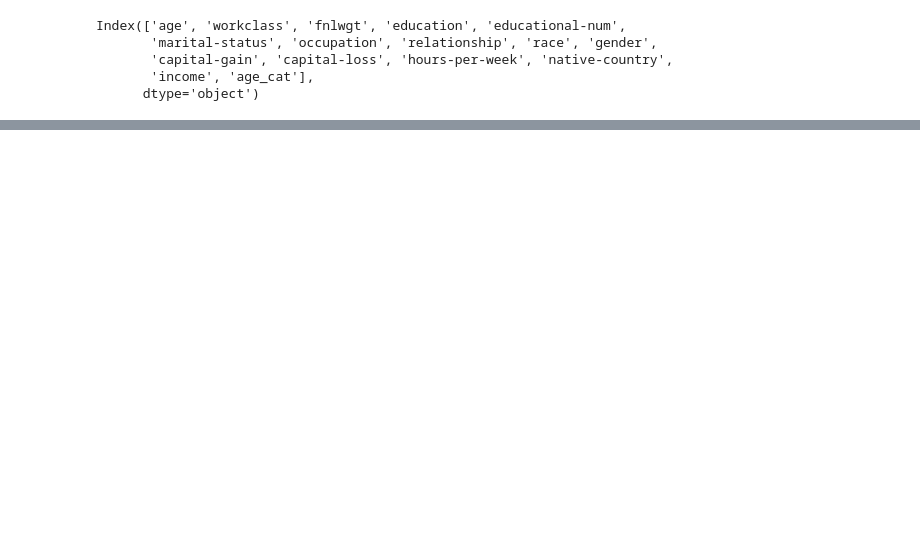
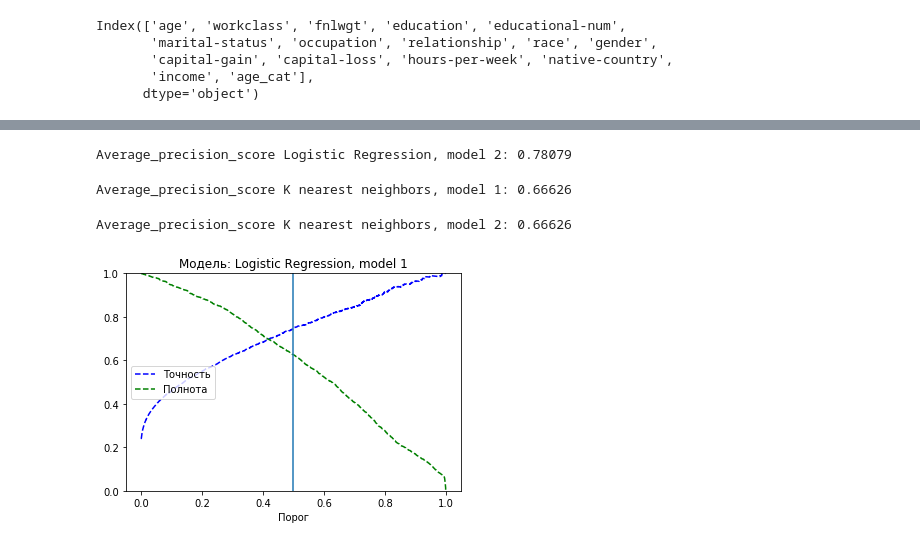
Before and after one commit to SergeyYVP/Machine_learning, a Jupyter notebook: 5. homework.ipynb, the cells around one changed output, grey strips where cells are left out. Saved outputs shown, nothing was run; the diff lists cells and outputs as text; code cells hidden in the pictures; blank space fills up the shorter version.

```diff
--- a/5. homework.ipynb
+++ b/5. homework.ipynb
@@ -377,0 +355,10 @@ f1_score(y_test_m, y_pred_m)*m + f1_score(y_test_f, y_pred_f)*f
+# %%
+# сравним производительность первых двух по результативности моделей, полученных с помощью
+# перекрестной проверки.
+model_lr = grid_search_lr.best_estimator_
+model_lr_2 = grid_search_lr.best_estimator_.set_params(**results_df_lr['model_params'][11])
+# %%
+y_pred_lr = model_lr.predict(X_test)
+y_pred_lr_2 = model_lr_2.predict(X_test)
+y_prob_lr = model_lr.predict_proba(X_test)[:, 1]
+y_prob_lr_2 = model_lr_2.predict_proba(X_test)[:, 1]
@@ -377,0 +453,30 @@ f1_score(y_test_m, y_pred_m)*m + f1_score(y_test_f, y_pred_f)*f
+# %%
+print(f'Average_precision_score Logistic Regression, model 2: {average_precision_score(y_test, y_prob_lr_2):.5f}')
+# %% [output]
+Average_precision_score Logistic Regression, model 2: 0.78079
+# %%
+print(f'Average_precision_score K nearest neighbors, model 1: {average_precision_score(y_test, y_prob_knn):.5f}')
+# %% [output]
+Average_precision_score K nearest neighbors, model 1: 0.66626
+# %%
+print(f'Average_precision_score K nearest neighbors, model 2: {average_precision_score(y_test, y_prob_knn_2):.5f}')
+# %% [output]
+Average_precision_score K nearest neighbors, model 2: 0.66626
+# %%
+precisions_lr, recalls_lr, thresholds_lr = precision_recall_curve(y_test, y_prob_lr)
+precisions_lr_2, recalls_lr_2, thresholds_lr_2 = precision_recall_curve(y_test, y_prob_lr_2)
+precisions_knn, recalls_knn, thresholds_knn = precision_recall_curve(y_test, y_prob_knn)
+precisions_knn_2, recalls_knn_2, thresholds_knn_2 = precision_recall_curve(y_test, y_prob_knn_2)
+# %%
+def plot_precision_recall_vs_threshold(precisions, recalls, thresholds, model):
+    plt.plot(thresholds, precisions[:-1], 'b--', label='Точность')
+    plt.plot(thresholds, recalls[:-1], 'g--', label='Полнота')
+    plt.plot([0.5, 0.5], [0, 1])
+    plt.xlabel('Порог')
+    plt.legend(loc='center left')
+    plt.ylim([0,1])
+    plt.title(f'Модель: {model}')
+# %%
+plot_precision_recall_vs_threshold(precisions_lr, recalls_lr, thresholds_lr, 'Logistic Regression, model 1')
+# %% [output]
+[figure, added]
```
Also changed, not shown: parts of 118 cells of this notebook.
